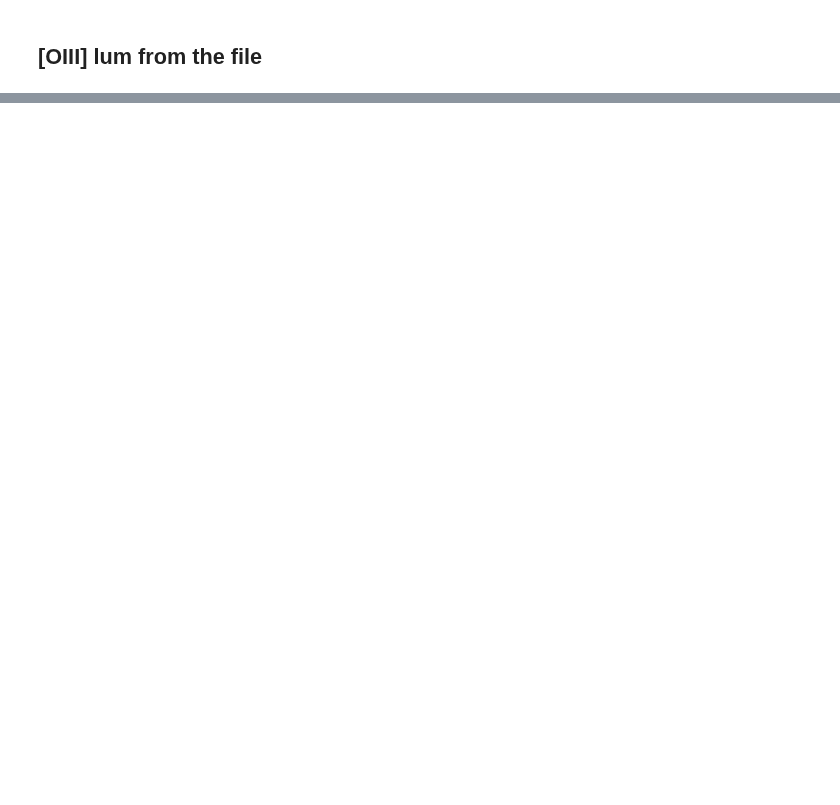
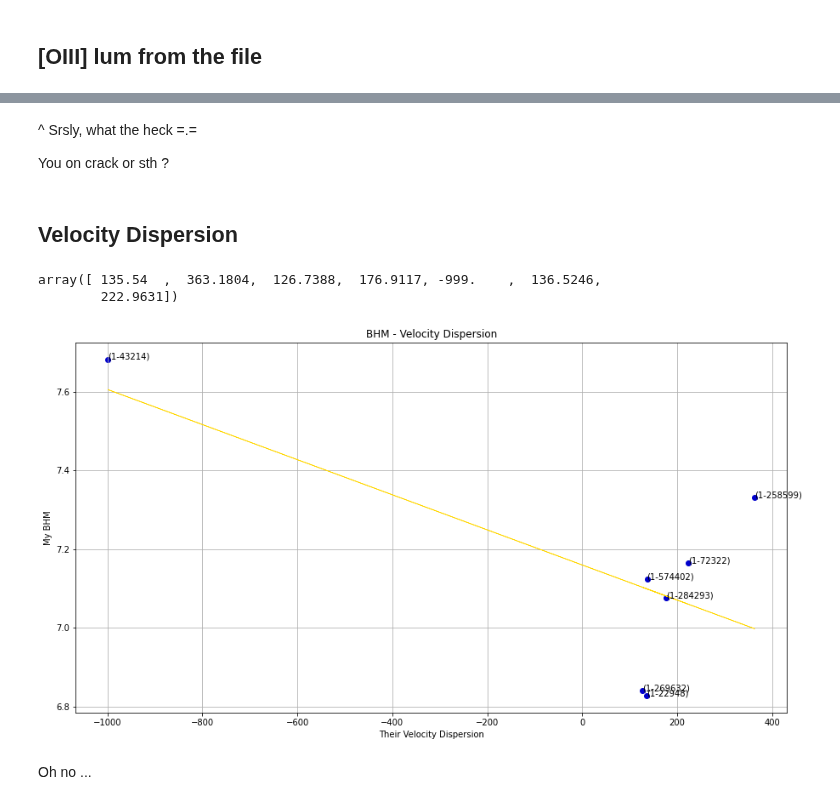
Before and after one commit to Natacha-U/Snr-Prj, a Jupyter notebook: Display_Results.ipynb, the cells around one changed output, grey strips where cells are left out. Saved outputs shown, nothing was run; the diff lists cells and outputs as text; code cells hidden in the pictures; blank space fills up the shorter version.

```diff
--- a/Display_Results.ipynb
+++ b/Display_Results.ipynb
@@ -201,0 +270,3 @@ for i in range(len(mangaid)):
+# %%
+file_flux = np.array([df_flux.loc[index[num]][0] for num in range(len(mangaid))])
+file_flux
@@ -201,0 +282,13 @@ for i in range(len(mangaid)):
+# %%
+plt.figure(figsize = (15,8))
+plt.grid()
+plt.xlabel('My Values of Flux')
+plt.ylabel('Their Flux')
+plt.title('Flux')
+plt.scatter(flux, file_flux, marker = 'o', color = 'firebrick')
+
+a, b = np.polyfit(flux, file_flux, 1)
+plt.plot(flux, a*flux + b, linewidth = 0.7, color = 'lightseagreen')
+
+for i in range(len(mangaid)):
+    plt.text(flux[i], file_flux[i], '({})'.format(mangaid[i]))
@@ -201,0 +297,29 @@ for i in range(len(mangaid)):
+# %% [markdown]
+^ Srsly, what the heck =.=
+
+You on crack or sth ?
+# %% [markdown]
+## Velocity Dispersion
+# %%
+file_vdis = np.array([df_vdis.loc[index[num]][0] for num in range(len(mangaid))])
+file_vdis
+# %% [output]
+array([ 135.54  ,  363.1804,  126.7388,  176.9117, -999.    ,  136.5246,
+        222.9631])
+# %%
+plt.figure(figsize = (15,8))
+plt.grid()
+plt.xlabel('Their Velocity Dispersion')
+plt.ylabel('My BHM')
+plt.title('BHM - Velocity Dispersion')
+plt.scatter(file_vdis, BHM, marker = 'o', color = 'mediumblue')
+
+a, b = np.polyfit(file_vdis, BHM, 1)
+plt.plot(file_vdis, a*file_vdis + b, linewidth = 0.7, color = 'gold')
+
+for i in range(len(mangaid)):
+    plt.text(file_vdis[i], BHM[i], '({})'.format(mangaid[i]))
+# %% [output]
+[figure, added]
+# %% [markdown]
+Oh no ...
```
Also changed, not shown: parts of 42 cells of this notebook, 1 other file.
